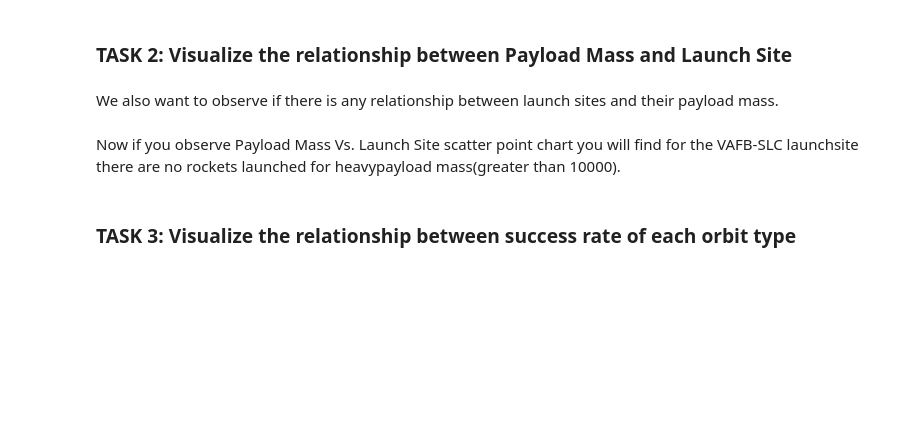
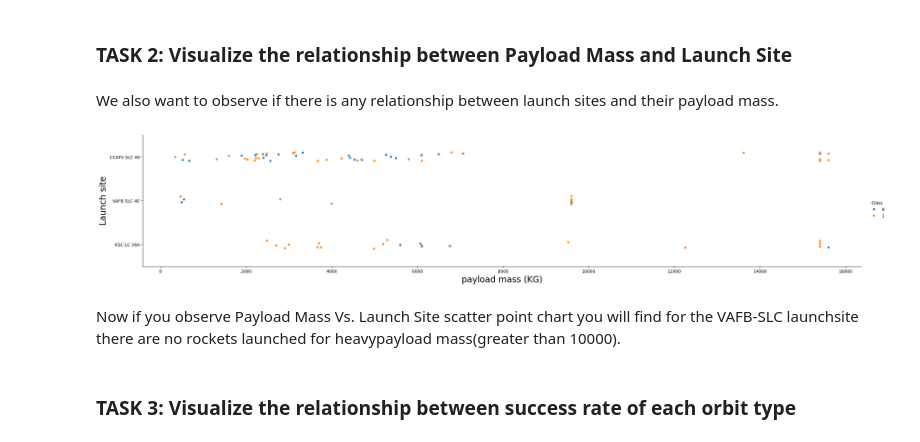
Before and after one commit to iam-ansuman/Data-Science-portfolio-, a Jupyter notebook: spacex-falcon9-landing-prediction/notebooks/edadataviz.ipynb, the cells around one changed output. Saved outputs shown, nothing was run; the diff lists cells and outputs as text; code cells hidden in the pictures; blank space fills up the shorter version.

```diff
--- a/spacex-falcon9-landing-prediction/notebooks/edadataviz.ipynb
+++ b/spacex-falcon9-landing-prediction/notebooks/edadataviz.ipynb
@@ -115,10 +115,18 @@ We also want to observe if there is any relationship between launch sites and th
 # %%
 # Plot a scatter point chart with x axis to be Pay Load Mass (kg) and y axis to be the launch site, and hue to be the class value
 sns.catplot(
     x="PayloadMass",
     y="LaunchSite",
     hue="Class",
+    data=df,
+    aspect=5
 )
+
+plt.xlabel("payload mass (KG)", fontsize=20)
+plt.ylabel("Launch site", fontsize=20)
+plt.show()
+# %% [output]
+[figure, added]
 # %% [markdown]
 Now if you observe Payload Mass Vs. Launch Site scatter point chart you will find for the VAFB-SLC  launchsite there are no  rockets  launched for  heavypayload mass(greater than 10000).
 # %% [markdown]
```
Also changed, not shown: parts of 1 cell of this notebook.
